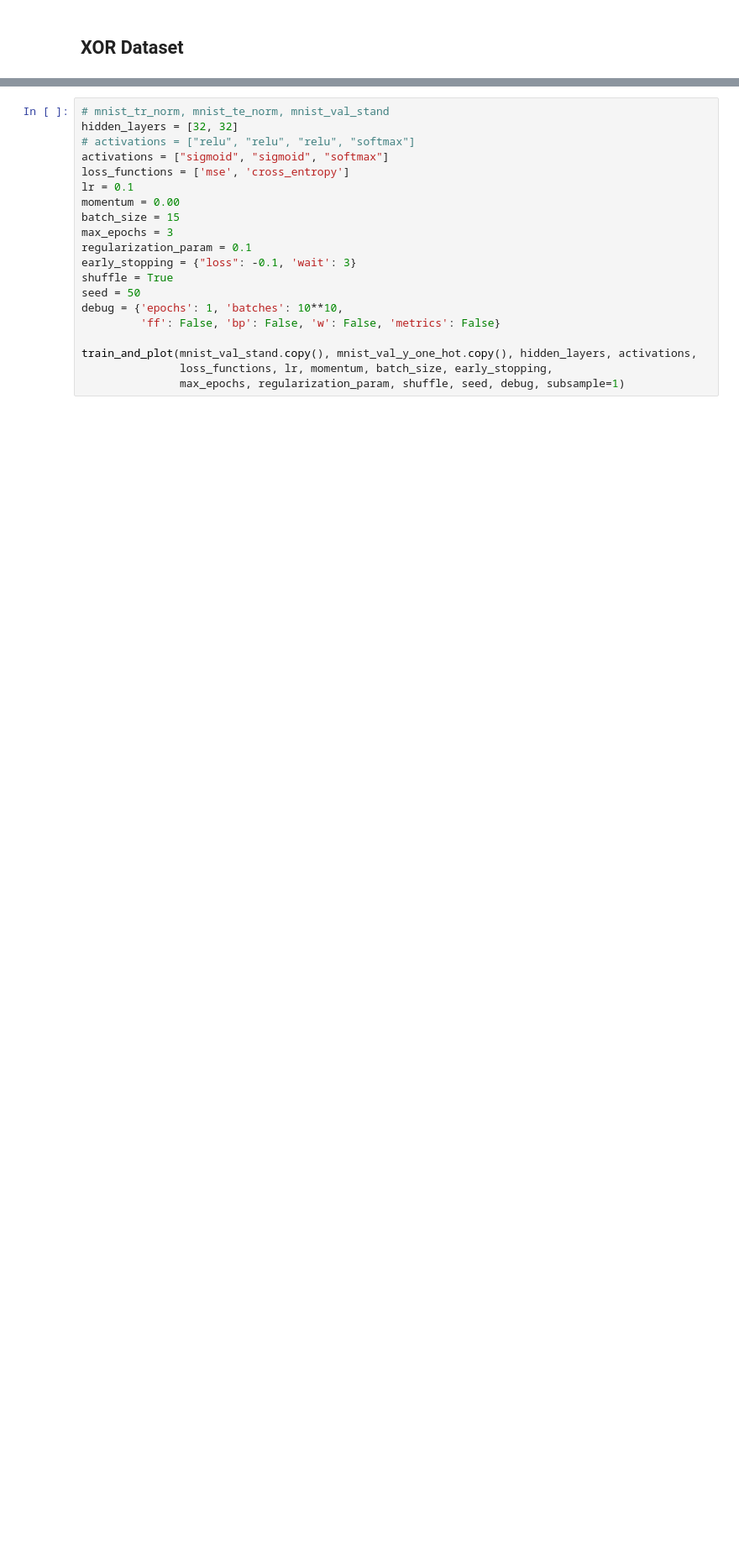
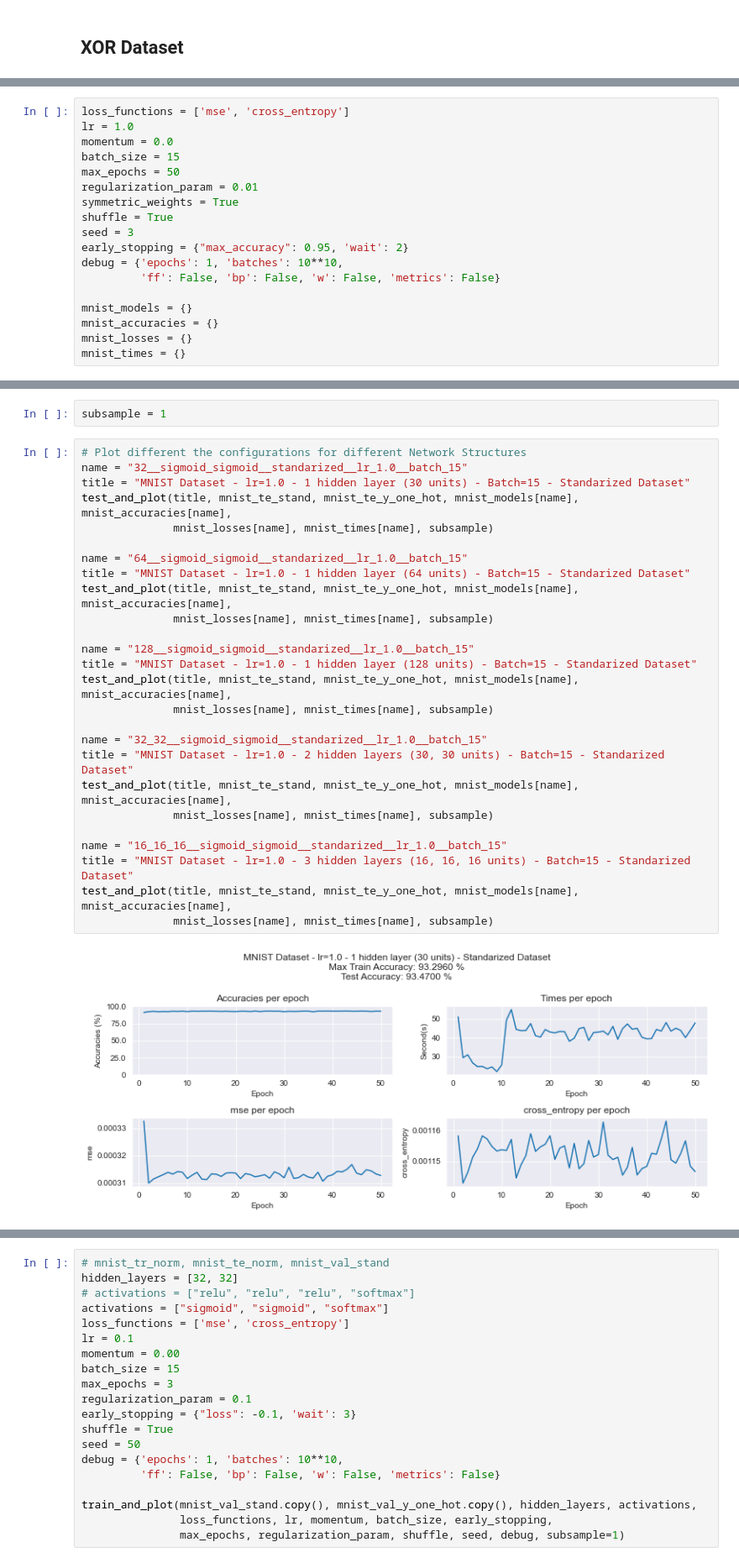
Before and after one commit to drkostas/Machine-Learning-Algorithms, a Jupyter notebook: Project4.ipynb, the cells around one changed output, grey strips where cells are left out. Shown at 84% size. Drawn from its saved outputs; the diff is of its cells as text; blank space fills up the shorter version.

```diff
--- a/Project4.ipynb
+++ b/Project4.ipynb
@@ -227,0 +449,18 @@ train_and_plot(xor_data_stand.copy(), xor_y_one_hot.copy(), hidden_layers, activ
+# %%
+loss_functions = ['mse', 'cross_entropy']
+lr = 1.0
+momentum = 0.0
+batch_size = 15
+max_epochs = 50
+regularization_param = 0.01
+symmetric_weights = True
+shuffle = True
+seed = 3
+early_stopping = {"max_accuracy": 0.95, 'wait': 2}
+debug = {'epochs': 1, 'batches': 10**10,
+         'ff': False, 'bp': False, 'w': False, 'metrics': False}
+
+mnist_models = {}
+mnist_accuracies = {}
+mnist_losses = {}
+mnist_times = {}
@@ -227,0 +646,30 @@ train_and_plot(xor_data_stand.copy(), xor_y_one_hot.copy(), hidden_layers, activ
+# %%
+subsample = 1
+# %%
+# Plot different the configurations for different Network Structures
+name = "32__sigmoid_sigmoid__standarized__lr_1.0__batch_15"
+title = "MNIST Dataset - lr=1.0 - 1 hidden layer (30 units) - Batch=15 - Standarized Dataset"
+test_and_plot(title, mnist_te_stand, mnist_te_y_one_hot, mnist_models[name], mnist_accuracies[name],
+              mnist_losses[name], mnist_times[name], subsample)
+
+name = "64__sigmoid_sigmoid__standarized__lr_1.0__batch_15"
+title = "MNIST Dataset - lr=1.0 - 1 hidden layer (64 units) - Batch=15 - Standarized Dataset"
+test_and_plot(title, mnist_te_stand, mnist_te_y_one_hot, mnist_models[name], mnist_accuracies[name],
+              mnist_losses[name], mnist_times[name], subsample)
+
+name = "128__sigmoid_sigmoid__standarized__lr_1.0__batch_15"
+title = "MNIST Dataset - lr=1.0 - 1 hidden layer (128 units) - Batch=15 - Standarized Dataset"
+test_and_plot(title, mnist_te_stand, mnist_te_y_one_hot, mnist_models[name], mnist_accuracies[name],
+              mnist_losses[name], mnist_times[name], subsample)
+
+name = "32_32__sigmoid_sigmoid__standarized__lr_1.0__batch_15"
+title = "MNIST Dataset - lr=1.0 - 2 hidden layers (30, 30 units) - Batch=15 - Standarized Dataset"
+test_and_plot(title, mnist_te_stand, mnist_te_y_one_hot, mnist_models[name], mnist_accuracies[name],
+              mnist_losses[name], mnist_times[name], subsample)
+
+name = "16_16_16__sigmoid_sigmoid__standarized__lr_1.0__batch_15"
+title = "MNIST Dataset - lr=1.0 - 3 hidden layers (16, 16, 16 units) - Batch=15 - Standarized Dataset"
+test_and_plot(title, mnist_te_stand, mnist_te_y_one_hot, mnist_models[name], mnist_accuracies[name],
+              mnist_losses[name], mnist_times[name], subsample)
+# %% [output]
+[figure, added]
```
Also changed, not shown: parts of 49 cells of this notebook, 5 other files.
